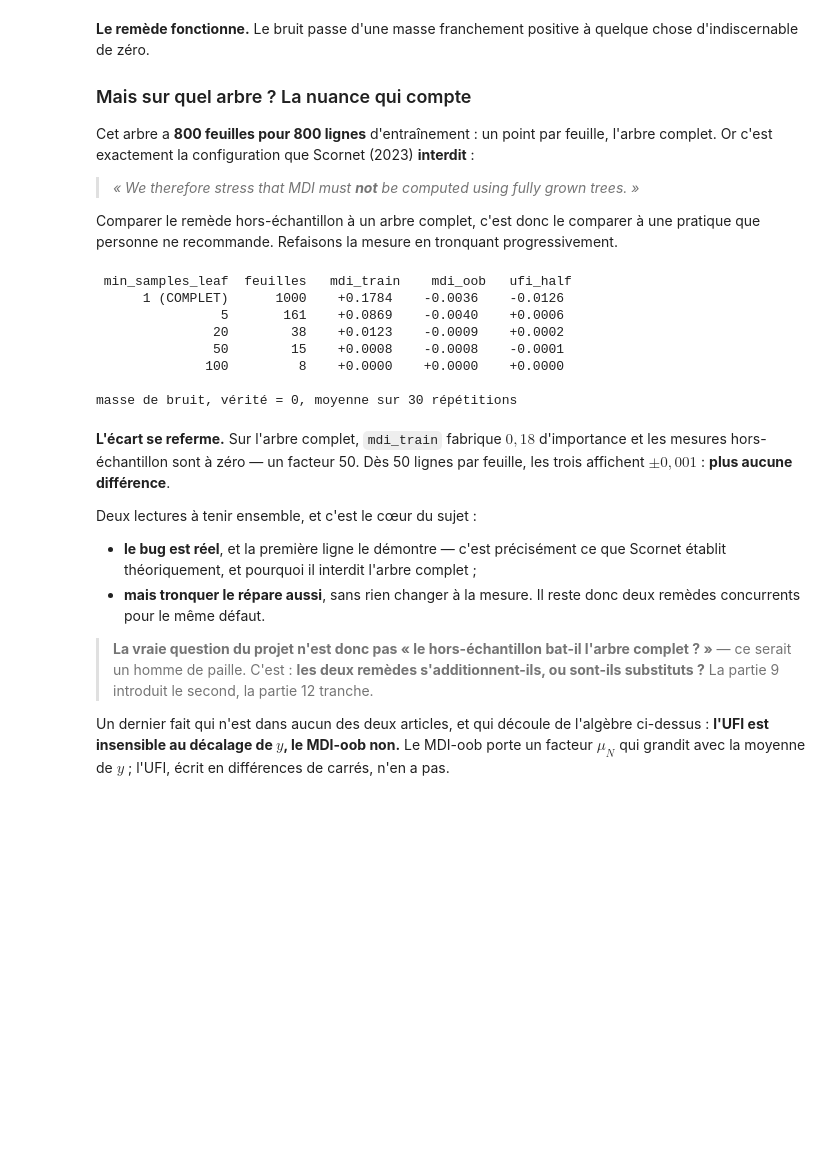
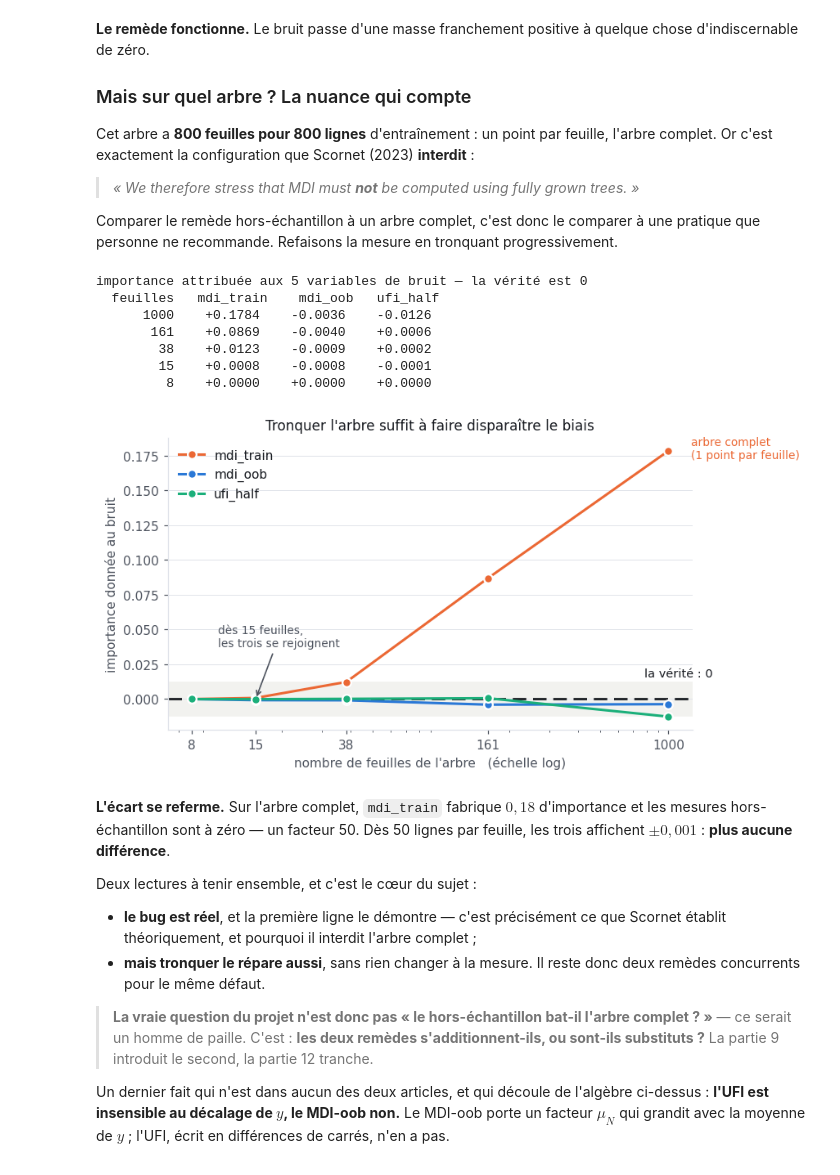
Before and after one commit to Yurkiki/adaptive-pruning-mdi, a Jupyter notebook: notebooks/cours.ipynb, the cells around one changed output. Saved outputs shown, nothing was run; the diff lists cells and outputs as text; code cells hidden in the pictures; blank space fills up the shorter version.

Commit message:
Plot the truncation sweep instead of printing a bare table

```diff
--- a/notebooks/cours.ipynb
+++ b/notebooks/cours.ipynb
@@ -699,10 +699,14 @@ complet. Or c'est exactement la configuration que Scornet (2023) **interdit** :
 Comparer le remède hors-échantillon à un arbre complet, c'est donc le comparer à une pratique que
 personne ne recommande. Refaisons la mesure en tronquant progressivement.
 # %%
-# meme protocole, en faisant varier la taille minimale des feuilles
-print(f"{'min_samples_leaf':>17} {'feuilles':>9} {'mdi_train':>11} {'mdi_oob':>10} {'ufi_half':>10}")
-for msl in (1, 5, 20, 50, 100):
-    masses = {k: [] for k in mdi.MEASURES}
+# meme protocole, en faisant varier la taille minimale des feuilles.
+# On garde la masse de bruit : la verite vaut 0 pour chaque ligne du tableau.
+tailles = (1, 5, 20, 50, 100)
+masse = {k: [] for k in mdi.MEASURES}
+feuilles_msl = []
+
+for msl in tailles:
+    par_rep = {k: [] for k in mdi.MEASURES}
     nb = []
     for rep in range(30):
         g = np.random.default_rng(rep)
@@ -713,20 +717,54 @@ for msl in (1, 5, 20, 50, 100):
         mod = models.grow(Xa[t_r], ya[t_r] - ctr, cfg, seed=rep, min_samples_leaf=msl)
         nb.append(mod.mean_leaves)
         for k, val_ in mdi.all_measures(mod, Xa[v_r], ya[v_r] - ctr, d).items():
-            masses[k].append(val_[bruit].sum())
-    etiq_msl = f"{msl} (COMPLET)" if msl == 1 else str(msl)
-    print(f"{etiq_msl:>17} {np.mean(nb):>9.0f} "
-          + " ".join(f"{np.mean(masses[k]):>+10.4f}" for k in mdi.MEASURES))
-print("\nmasse de bruit, vérité = 0, moyenne sur 30 répétitions")
+            par_rep[k].append(val_[bruit].sum())
+    feuilles_msl.append(np.mean(nb))
+    for k in mdi.MEASURES:
+        masse[k].append(np.mean(par_rep[k]))
+
+print("importance attribuée aux 5 variables de bruit — la vérité est 0")
+print(f"{'feuilles':>10} {'mdi_train':>11} {'mdi_oob':>10} {'ufi_half':>10}")
+for i_, msl in enumerate(tailles):
+    print(f"{feuilles_msl[i_]:>10.0f} "
+          + " ".join(f"{masse[k][i_]:>+10.4f}" for k in mdi.MEASURES))
 # %% [output]
- min_samples_leaf  feuilles   mdi_train    mdi_oob   ufi_half
-      1 (COMPLET)      1000    +0.1784    -0.0036    -0.0126
-                5       161    +0.0869    -0.0040    +0.0006
-               20        38    +0.0123    -0.0009    +0.0002
-               50        15    +0.0008    -0.0008    -0.0001
-              100         8    +0.0000    +0.0000    +0.0000
-
-masse de bruit, vérité = 0, moyenne sur 30 répétitions
+importance attribuée aux 5 variables de bruit — la vérité est 0
+  feuilles   mdi_train    mdi_oob   ufi_half
+      1000    +0.1784    -0.0036    -0.0126
+       161    +0.0869    -0.0040    +0.0006
+        38    +0.0123    -0.0009    +0.0002
+        15    +0.0008    -0.0008    -0.0001
+         8    +0.0000    +0.0000    +0.0000
+# %%
+fig, ax = plt.subplots(figsize=(8.0, 4.2))
+
+ax.axhspan(-0.012, 0.012, color="#f2f2ef", zorder=0)
+ax.axhline(0, color=INK, lw=1.8, ls=(0, (6, 3)), zorder=2)
+ax.text(feuilles_msl[0]*0.78, 0.016, "la vérité : 0", fontsize=9.5, color=INK)
+
+for nom, coul in (("mdi_train", ORANGE), ("mdi_oob", BLEU), ("ufi_half", VERT)):
+    ax.plot(feuilles_msl, masse[nom], marker="o", ms=7, lw=2.0, color=coul,
+            mec="white", mew=1.5, label=nom, zorder=3)
+
+ax.annotate("arbre complet\n(1 point par feuille)",
+            (feuilles_msl[0], masse["mdi_train"][0]),
+            textcoords="offset points", xytext=(18, -6), fontsize=9, color=ORANGE)
+ax.annotate("dès 15 feuilles,\nles trois se rejoignent",
+            (feuilles_msl[-2], 0.0), textcoords="offset points", xytext=(-30, 42),
+            fontsize=9, color=SOFT,
+            arrowprops=dict(arrowstyle="->", color=SOFT, lw=1.1))
+
+ax.set_xscale("log")
+ax.set_xticks(feuilles_msl)
+ax.set_xticklabels([f"{v:.0f}" for v in feuilles_msl])
+ax.set_xlabel("nombre de feuilles de l'arbre   (échelle log)")
+ax.set_ylabel("importance donnée au bruit")
+ax.legend(frameon=False, loc="upper left")
+ax.grid(axis="y")
+ax.set_title("Tronquer l'arbre suffit à faire disparaître le biais", fontsize=11, color=INK)
+plt.tight_layout(); plt.show()
+# %% [output]
+[figure, added]
 # %% [markdown]
 **L'écart se referme.** Sur l'arbre complet, `mdi_train` fabrique $0{,}18$ d'importance et les
 mesures hors-échantillon sont à zéro — un facteur 50. Dès 50 lignes par feuille, les trois
```
Also changed, not shown: 1 other file.
